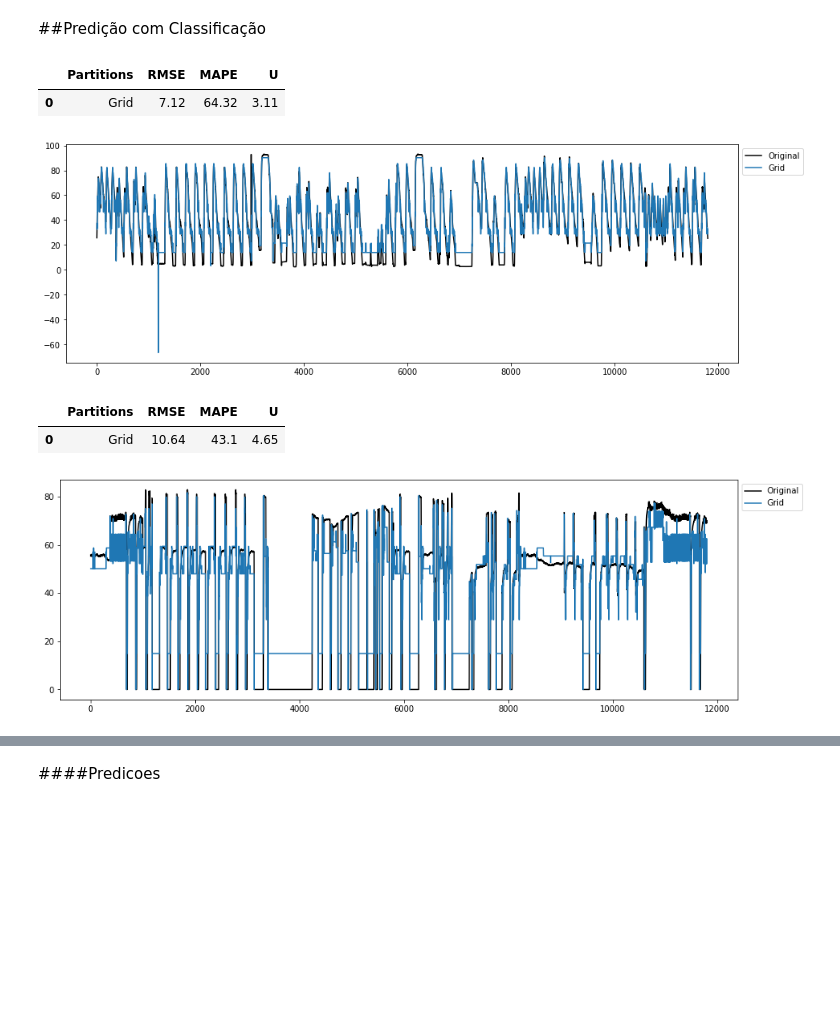
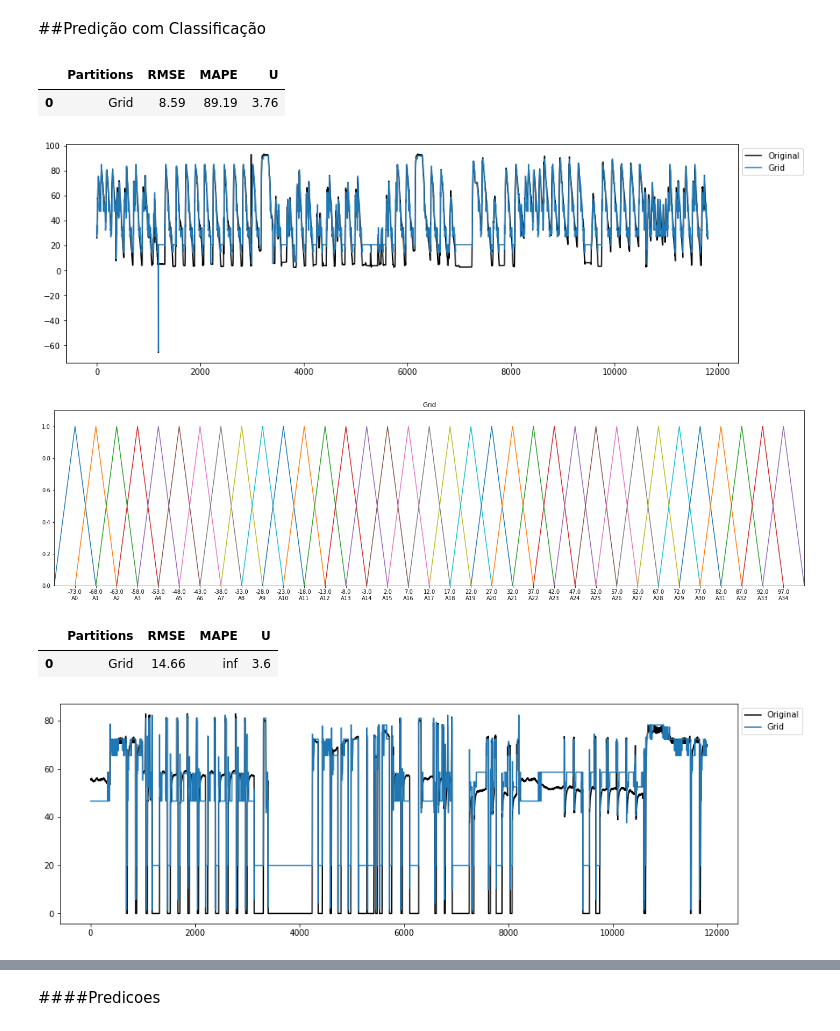
Before and after one commit to gabrielvinicios02/ExperimentsMultivariate, a Jupyter notebook: ClassificadorXGBoost.ipynb, the cells around one changed output, grey strips where cells are left out. Drawn from its saved outputs; the diff is of its cells as text; code cells hidden in the pictures; blank space fills up the shorter version.

```diff
--- a/ClassificadorXGBoost.ipynb
+++ b/ClassificadorXGBoost.ipynb
@@ -1288,7 +1305,7 @@ from pyFTS.benchmarks import Measures
 
 metodos = [Grid.GridPartitioner]#, Entropy.EntropyPartitioner, CMeans.CMeansPartitioner ]
 
-k = 45
+k = 35
 
 rows = []
 
@@ -1319,8 +1336,13 @@ lgd = ax.legend(handles, labels, loc=2, bbox_to_anchor=(1, 1))
 pd.DataFrame(rows, columns=['Partitions','RMSE','MAPE','U'])
 # %% [output]
 |  | Partitions | RMSE | MAPE | U |
-| 0 | Grid | 7.12 | 64.32 | 3.11 |
+| 0 | Grid | 8.59 | 89.19 | 3.76 |
-[figure, old version]
+[figure, new version]
+# %%
+fig, ax = plt.subplots(nrows=1, ncols=1,figsize=[25,6])
+part11.plot(ax)
+# %% [output]
+[figure, added]
 # %%
 from pyFTS.models import hofts
 from pyFTS.partitioners import Grid, FCM, CMeans, Entropy
@@ -1328,7 +1350,7 @@ from pyFTS.benchmarks import Measures
 
 metodos = [Grid.GridPartitioner]#, Entropy.EntropyPartitioner, CMeans.CMeansPartitioner ]
 
-k = 45
+k = 35
 
 rows = []
 
@@ -1359,5 +1381,5 @@ lgd = ax.legend(handles, labels, loc=2, bbox_to_anchor=(1, 1))
 pd.DataFrame(rows, columns=['Partitions','RMSE','MAPE','U'])
 # %% [output]
 |  | Partitions | RMSE | MAPE | U |
-| 0 | Grid | 10.64 | 43.1 | 4.65 |
+| 0 | Grid | 14.66 | inf | 3.6 |
-[figure, old version]
+[figure, new version]
```
Also changed, not shown: parts of 30 cells of this notebook.
